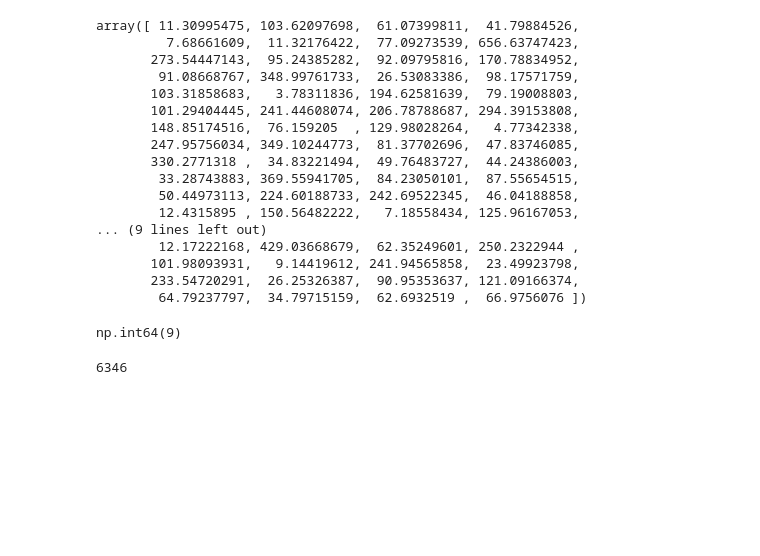
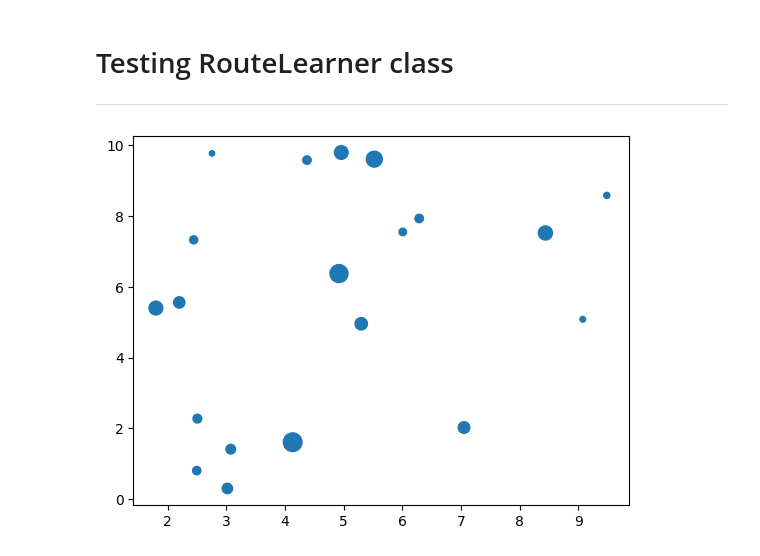
Before and after one commit to maxazv/stochastic-orienteering, a Jupyter notebook: analysis.ipynb, the cells around one changed output. Saved outputs shown, nothing was run; the diff lists cells and outputs as text; code cells hidden in the pictures; blank space fills up the shorter version.

Commit message:
rl class done and visualizing

```diff
--- a/analysis.ipynb
+++ b/analysis.ipynb
@@ -33,30 +1,4 @@ from main import main
-# %%
-import numpy as np
-np.random.gamma(1, 1/0.01, 100)
-# %% [output]
-array([ 11.30995475, 103.62097698,  61.07399811,  41.79884526,
-         7.68661609,  11.32176422,  77.09273539, 656.63747423,
-       273.54447143,  95.24385282,  92.09795816, 170.78834952,
-        91.08668767, 348.99761733,  26.53083386,  98.17571759,
-       103.31858683,   3.78311836, 194.62581639,  79.19008803,
-       101.29404445, 241.44608074, 206.78788687, 294.39153808,
-       148.85174516,  76.159205  , 129.98028264,   4.77342338,
-       247.95756034, 349.10244773,  81.37702696,  47.83746085,
-       330.2771318 ,  34.83221494,  49.76483727,  44.24386003,
-        33.28743883, 369.55941705,  84.23050101,  87.55654515,
-        50.44973113, 224.60188733, 242.69522345,  46.04188858,
-        12.4315895 , 150.56482222,   7.18558434, 125.96167053,
-... (9 lines left out)
-        12.17222168, 429.03668679,  62.35249601, 250.2322944 ,
-       101.98093931,   9.14419612, 241.94565858,  23.49923798,
-       233.54720291,  26.25326387,  90.95353637, 121.09166374,
-        64.79237797,  34.79715159,  62.6932519 ,  66.9756076 ])
-# %%
-np.random.choice([9, 5, 2])
-# %% [output]
-np.int64(9)
-# %%
-import random
-random.choice([634,6346, 235, 2353])
-# %% [output]
-6346
+# %% [markdown]
+# Testing RouteLearner class
+
+---
@@ -62,0 +12,12 @@ random.choice([634,6346, 235, 2353])
+# %%
+num_nodes = 20
+dim = 2
+points = np.random.rand(num_nodes, dim)*10
+true_lambdas = np.random.lognormal(mean=2, sigma=1, size=num_nodes)
+time_window = 40
+rl = RouteLearner(points, true_lambdas, time_window)
+
+plt.scatter(rl.points[:, 0], rl.points[:, 1], s=true_lambdas*5)
+plt.show()
+# %% [output]
+[figure, added]
```
Also changed, not shown: parts of 12 cells of this notebook, 1 other file.
